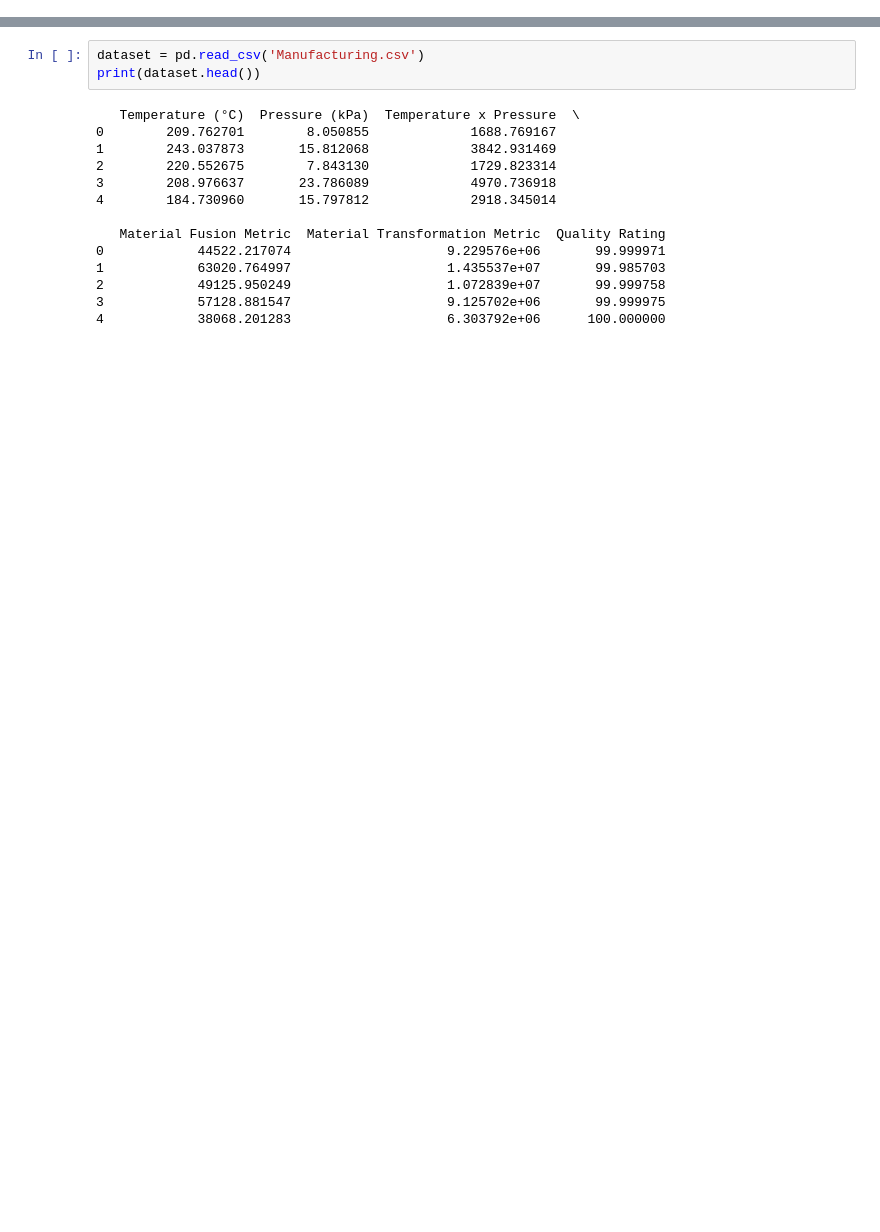
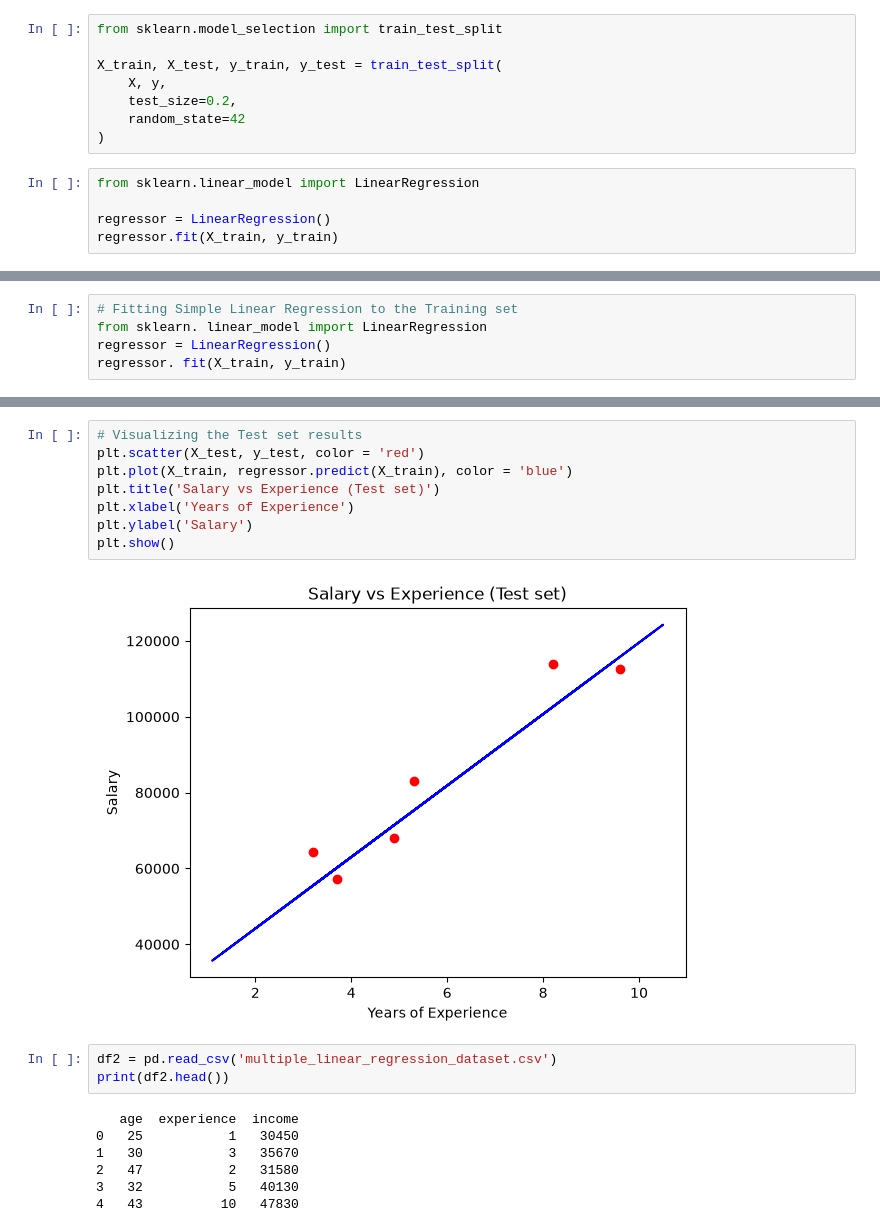
Before and after one commit to glory2107/Certan, a Jupyter notebook: Week 3/Sesi 2/42324016_Glory Gratia.ipynb, the cells around one changed output, grey strips where cells are left out. Saved outputs shown, nothing was run; the diff lists cells and outputs as text; blank space fills up the shorter version.

```diff
--- a/Week 3/Sesi 2/42324016_Glory Gratia.ipynb
+++ b/Week 3/Sesi 2/42324016_Glory Gratia.ipynb
@@ -85,0 +105,13 @@ Equation: y =  2.9517741579934498 -0.8246816702106483 1.829526229670208 x^2
+# %%
+from sklearn.model_selection import train_test_split
+
+X_train, X_test, y_train, y_test = train_test_split(
+    X, y,
+    test_size=0.2,
+    random_state=42
+)
+# %%
+from sklearn.linear_model import LinearRegression
+
+regressor = LinearRegression()
+regressor.fit(X_train, y_train)
@@ -85,0 +142,5 @@ Equation: y =  2.9517741579934498 -0.8246816702106483 1.829526229670208 x^2
+# %%
+# Fitting Simple Linear Regression to the Training set
+from sklearn. linear_model import LinearRegression
+regressor = LinearRegression()
+regressor. fit(X_train, y_train)
@@ -86,17 +183,20 @@ Equation: y =  2.9517741579934498 -0.8246816702106483 1.829526229670208 x^2
+# %%
+# Visualizing the Test set results
+plt.scatter(X_test, y_test, color = 'red')
+plt.plot(X_train, regressor.predict(X_train), color = 'blue')
+plt.title('Salary vs Experience (Test set)')
+plt.xlabel('Years of Experience')
+plt.ylabel('Salary')
+plt.show()
+# %% [output]
+[figure, added]
 # %%
-dataset = pd.read_csv('Manufacturing.csv')
-print(dataset.head())
+df2 = pd.read_csv('multiple_linear_regression_dataset.csv')
+print(df2.head())
 # %% [output]
-   Temperature (°C)  Pressure (kPa)  Temperature x Pressure  \
-0        209.762701        8.050855             1688.769167
-1        243.037873       15.812068             3842.931469
-2        220.552675        7.843130             1729.823314
-3        208.976637       23.786089             4970.736918
-4        184.730960       15.797812             2918.345014
-
-   Material Fusion Metric  Material Transformation Metric  Quality Rating
-0            44522.217074                    9.229576e+06       99.999971
-1            63020.764997                    1.435537e+07       99.985703
-2            49125.950249                    1.072839e+07       99.999758
-3            57128.881547                    9.125702e+06       99.999975
-4            38068.201283                    6.303792e+06      100.000000
+   age  experience  income
+0   25           1   30450
+1   30           3   35670
+2   47           2   31580
+3   32           5   40130
+4   43          10   47830
```
Also changed, not shown: parts of 30 cells of this notebook, 16 other files.
